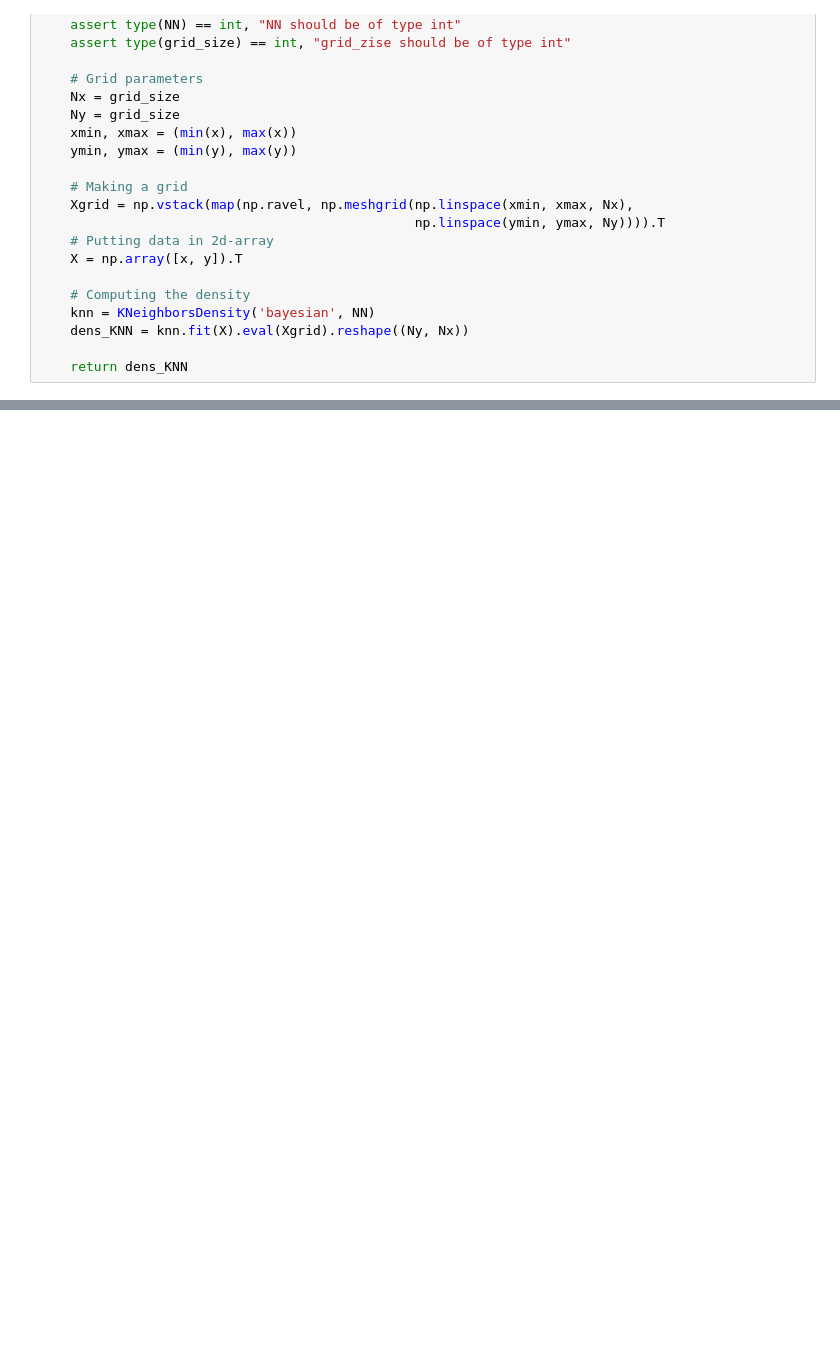
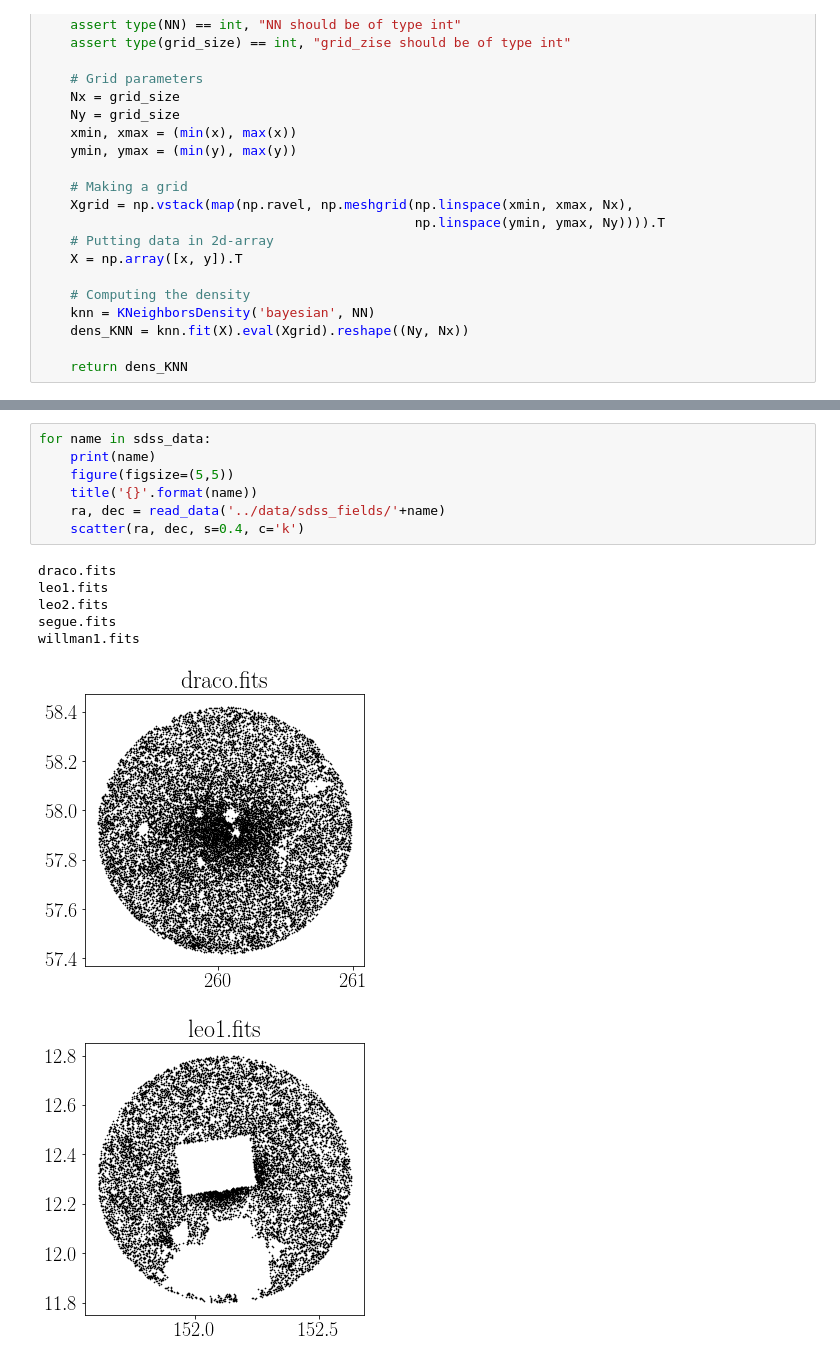
Before and after one commit to jkadowaki/ASTR502_project, a Jupyter notebook: code/testing_KNN_density_function.ipynb, the cells around one changed output, grey strips where cells are left out. Cells and saved outputs as stored; diff of their text form; blank space fills up the shorter version.

```diff
--- a/code/testing_KNN_density_function.ipynb
+++ b/code/testing_KNN_density_function.ipynb
@@ -63,0 +80,15 @@ density_peaks(dens_leo1, 10, 2)
+# %%
+for name in sdss_data:
+    print(name)
+    figure(figsize=(5,5))
+    title('{}'.format(name))
+    ra, dec = read_data('../data/sdss_fields/'+name)
+    scatter(ra, dec, s=0.4, c='k')
+# %% [output]
+draco.fits
+leo1.fits
+leo2.fits
+segue.fits
+willman1.fits
+[figure, added]
+[figure, added]
```
Also changed, not shown: parts of 8 cells of this notebook.
